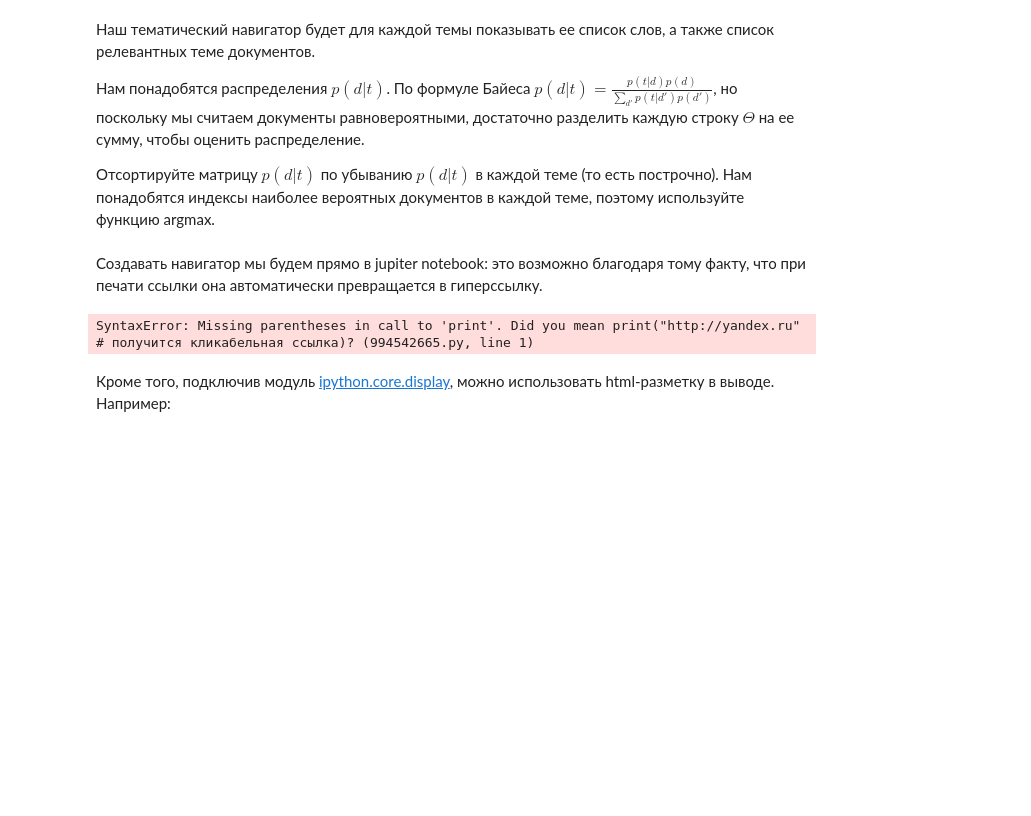
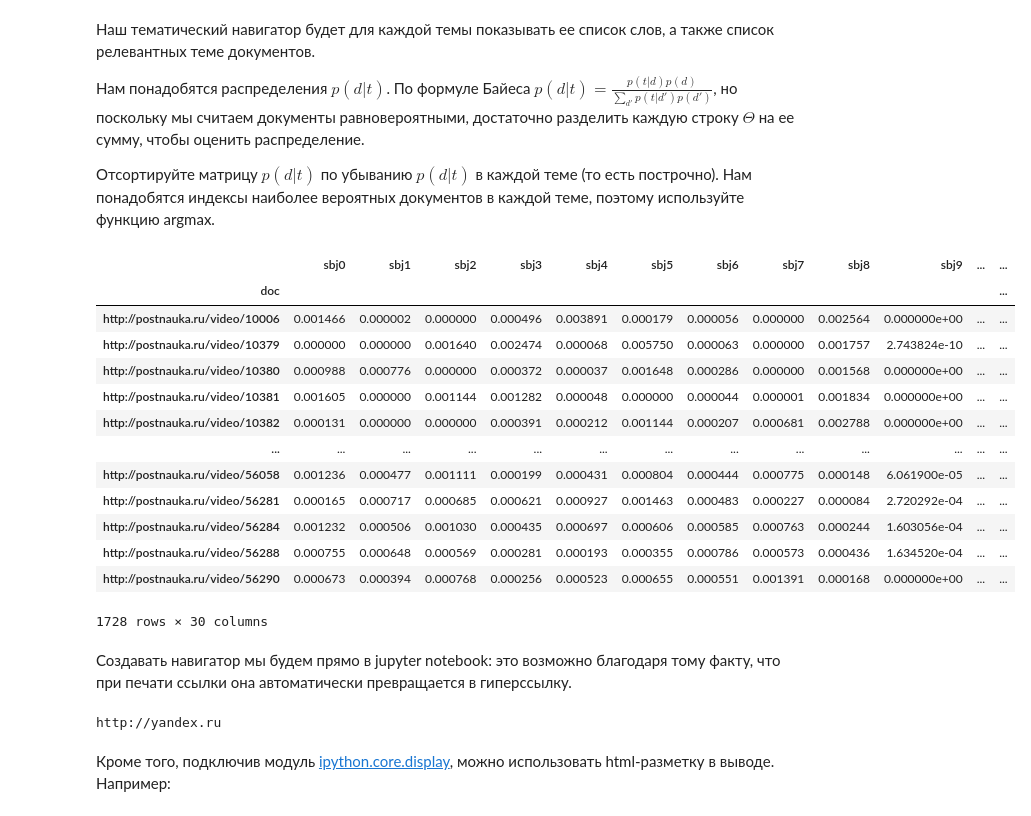
Before and after one commit to furiousteabag/MachineLearningDataAnalysis, a Jupyter notebook: UnsupervisedLearning/4.TopicModeling/BigARTM.ipynb, the cells around one changed output. Drawn from its saved outputs; the diff is of its cells as text; code cells hidden in the pictures; blank space fills up the shorter version.

```diff
--- a/UnsupervisedLearning/4.TopicModeling/BigARTM.ipynb
+++ b/UnsupervisedLearning/4.TopicModeling/BigARTM.ipynb
@@ -468,9 +502,37 @@ colors = cm.rainbow(np.linspace(0, 1, T)) # цвета для тем
+# %%
+rows = []
+for doc in tqdm(list(theta.T.index)):
+    row = {"doc": doc}
+    for topic in list(theta.index):
+        numerator = theta.loc[topic][doc]
+        denumerator = sum(np.array(theta.loc[topic]))
+        row[topic] = numerator / denumerator
+    rows.append(row)
+# %%
+pdt = pd.DataFrame.from_records(rows, index="doc")
+# %%
+pdt
+# %% [output]
+|  | sbj0 | sbj1 | sbj2 | sbj3 | sbj4 | sbj5 | sbj6 | sbj7 | sbj8 | sbj9 | ... | ... |
+| doc |  |  |  |  |  |  |  |  |  |  |  | ... |
+| http://postnauka.ru/video/10006 | 0.001466 | 0.000002 | 0.000000 | 0.000496 | 0.003891 | 0.000179 | 0.000056 | 0.000000 | 0.002564 | 0.000000e+00 | ... | ... |
+| http://postnauka.ru/video/10379 | 0.000000 | 0.000000 | 0.001640 | 0.002474 | 0.000068 | 0.005750 | 0.000063 | 0.000000 | 0.001757 | 2.743824e-10 | ... | ... |
+| http://postnauka.ru/video/10380 | 0.000988 | 0.000776 | 0.000000 | 0.000372 | 0.000037 | 0.001648 | 0.000286 | 0.000000 | 0.001568 | 0.000000e+00 | ... | ... |
+| http://postnauka.ru/video/10381 | 0.001605 | 0.000000 | 0.001144 | 0.001282 | 0.000048 | 0.000000 | 0.000044 | 0.000001 | 0.001834 | 0.000000e+00 | ... | ... |
+| http://postnauka.ru/video/10382 | 0.000131 | 0.000000 | 0.000000 | 0.000391 | 0.000212 | 0.001144 | 0.000207 | 0.000681 | 0.002788 | 0.000000e+00 | ... | ... |
+| ... | ... | ... | ... | ... | ... | ... | ... | ... | ... | ... | ... | ... |
+| http://postnauka.ru/video/56058 | 0.001236 | 0.000477 | 0.001111 | 0.000199 | 0.000431 | 0.000804 | 0.000444 | 0.000775 | 0.000148 | 6.061900e-05 | ... | ... |
+| http://postnauka.ru/video/56281 | 0.000165 | 0.000717 | 0.000685 | 0.000621 | 0.000927 | 0.001463 | 0.000483 | 0.000227 | 0.000084 | 2.720292e-04 | ... | ... |
+| http://postnauka.ru/video/56284 | 0.001232 | 0.000506 | 0.001030 | 0.000435 | 0.000697 | 0.000606 | 0.000585 | 0.000763 | 0.000244 | 1.603056e-04 | ... | ... |
+| http://postnauka.ru/video/56288 | 0.000755 | 0.000648 | 0.000569 | 0.000281 | 0.000193 | 0.000355 | 0.000786 | 0.000573 | 0.000436 | 1.634520e-04 | ... | ... |
+| http://postnauka.ru/video/56290 | 0.000673 | 0.000394 | 0.000768 | 0.000256 | 0.000523 | 0.000655 | 0.000551 | 0.001391 | 0.000168 | 0.000000e+00 | ... | ... |
+1728 rows × 30 columns
 # %% [markdown]
-Создавать навигатор мы будем прямо в jupiter notebook: это возможно благодаря тому факту, что при печати ссылки она автоматически превращается в гиперссылку.
+Создавать навигатор мы будем прямо в jupyter notebook: это возможно благодаря тому факту, что при печати ссылки она автоматически превращается в гиперссылку.
 # %%
-print "http://yandex.ru"   # получится кликабельная ссылка
+print("http://yandex.ru")
 # %% [output]
-SyntaxError: Missing parentheses in call to 'print'. Did you mean print("http://yandex.ru"   # получится кликабельная ссылка)? (994542665.py, line 1)
+http://yandex.ru
 # %% [markdown]
 Кроме того, подключив модуль [ipython.core.display](https://ipython.org/ipython-doc/2/api/generated/IPython.core.display.html), можно использовать html-разметку в выводе. Например:
 # %%
```
Also changed, not shown: parts of 20 cells of this notebook.
